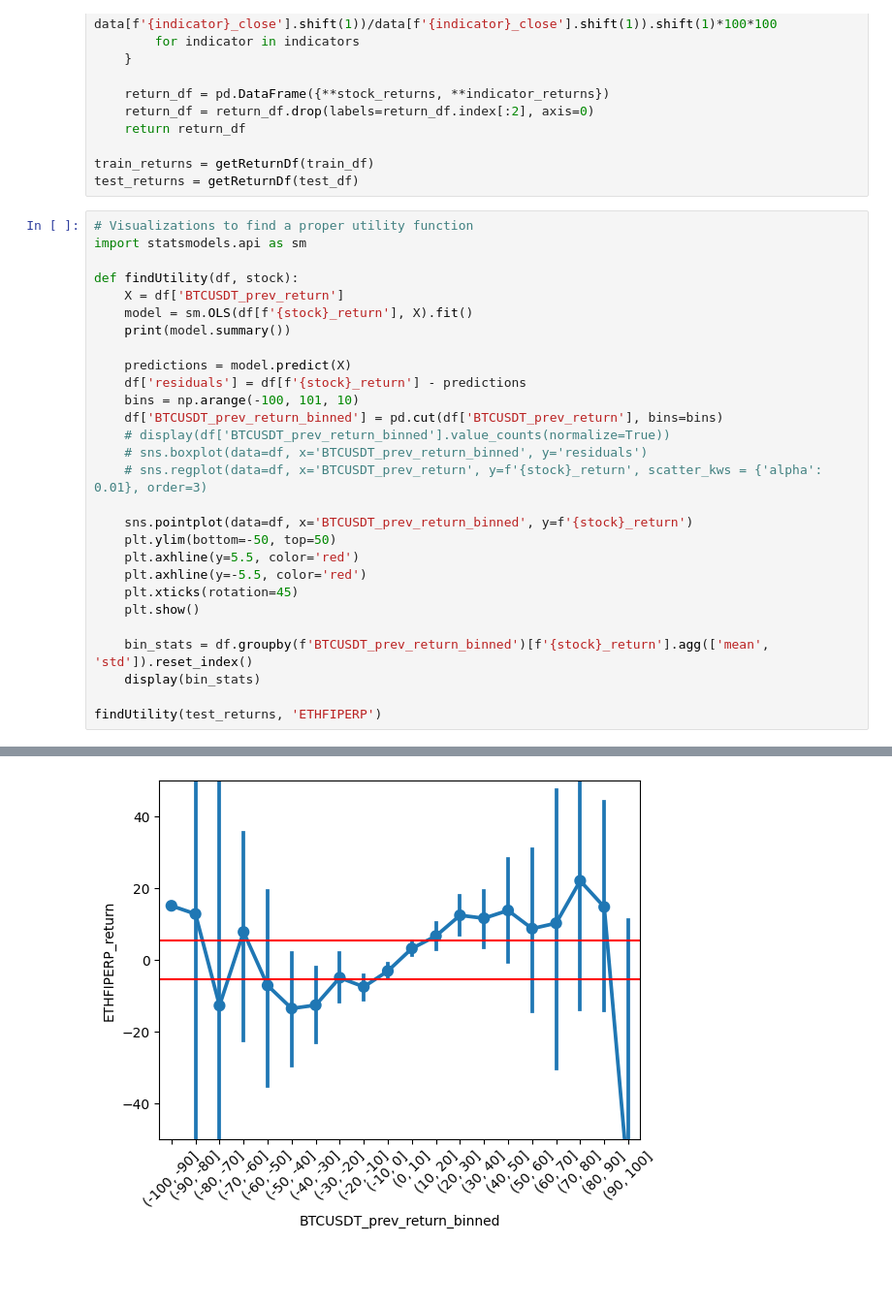
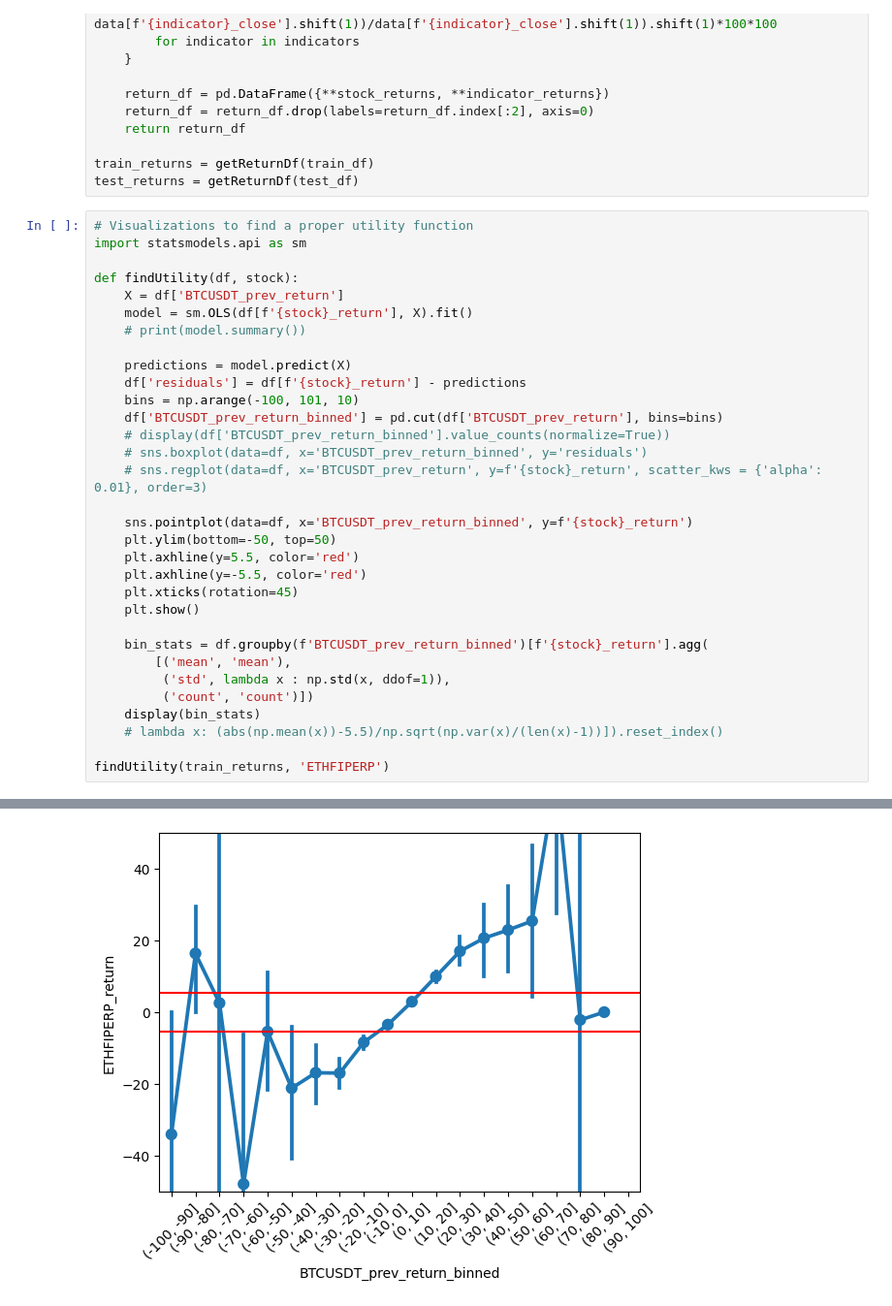
Before and after one commit to akhilkammila/cryptoAnalysis, a Jupyter notebook: autocorrelation/backtest.ipynb, the cells around one changed output, grey strips where cells are left out. Shown at 97% size. Saved outputs shown, nothing was run; the diff lists cells and outputs as text; blank space fills up the shorter version.

```diff
--- a/autocorrelation/backtest.ipynb
+++ b/autocorrelation/backtest.ipynb
@@ -78,7 +78,7 @@ import statsmodels.api as sm
 def findUtility(df, stock):
     X = df['BTCUSDT_prev_return']
     model = sm.OLS(df[f'{stock}_return'], X).fit()
-    print(model.summary())
+    # print(model.summary())
 
     predictions = model.predict(X)
     df['residuals'] = df[f'{stock}_return'] - predictions
@@ -95,8 +95,12 @@ def findUtility(df, stock):
     plt.xticks(rotation=45)
     plt.show()
 
-    bin_stats = df.groupby(f'BTCUSDT_prev_return_binned')[f'{stock}_return'].agg(['mean', 'std']).reset_index()
+    bin_stats = df.groupby(f'BTCUSDT_prev_return_binned')[f'{stock}_return'].agg(
+        [('mean', 'mean'),
+         ('std', lambda x : np.std(x, ddof=1)),
+         ('count', 'count')])
     display(bin_stats)
+    # lambda x: (abs(np.mean(x))-5.5)/np.sqrt(np.var(x)/(len(x)-1))]).reset_index()
 
-findUtility(test_returns, 'ETHFIPERP')
+findUtility(train_returns, 'ETHFIPERP')
 # %% [output]
@@ -120 +107 @@ Notes:
-[figure, old version]
+[figure, new version]
```
Also changed, not shown: parts of 3 cells of this notebook, 2 other files.
